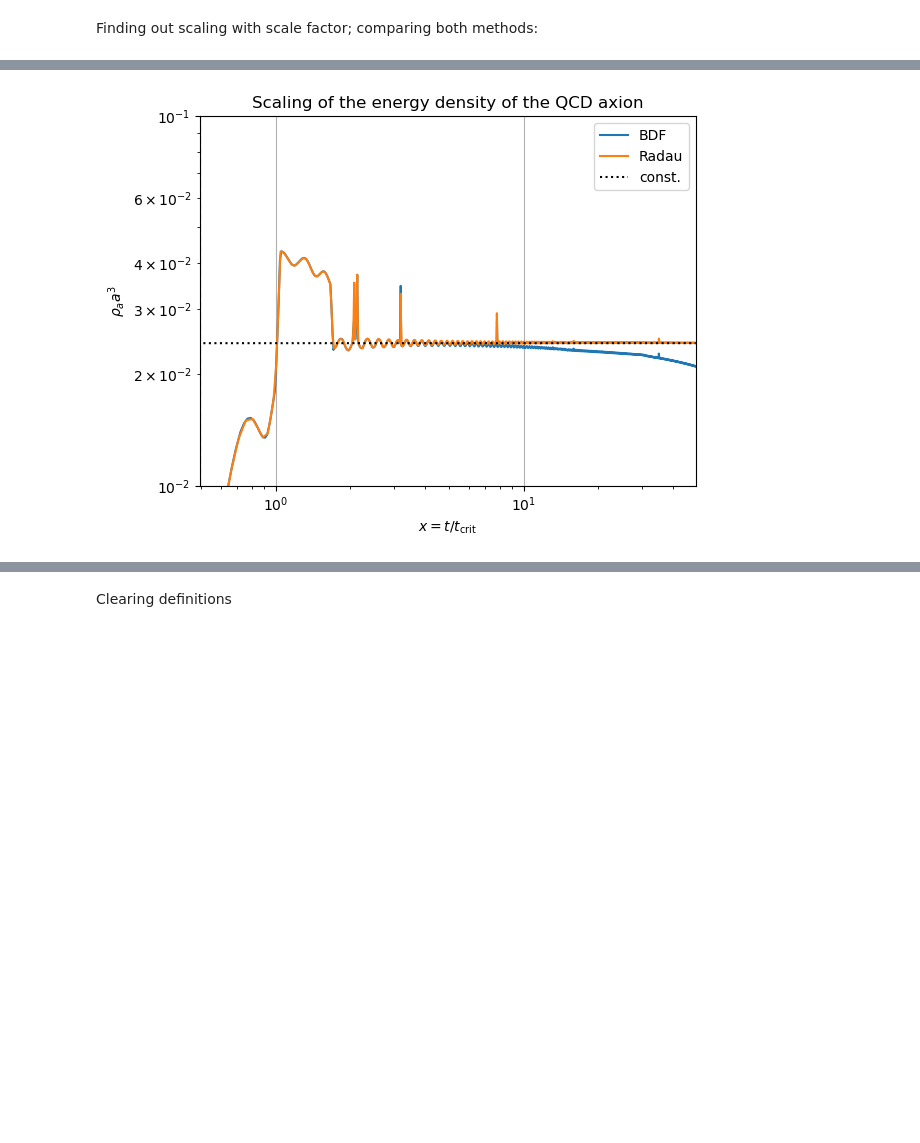
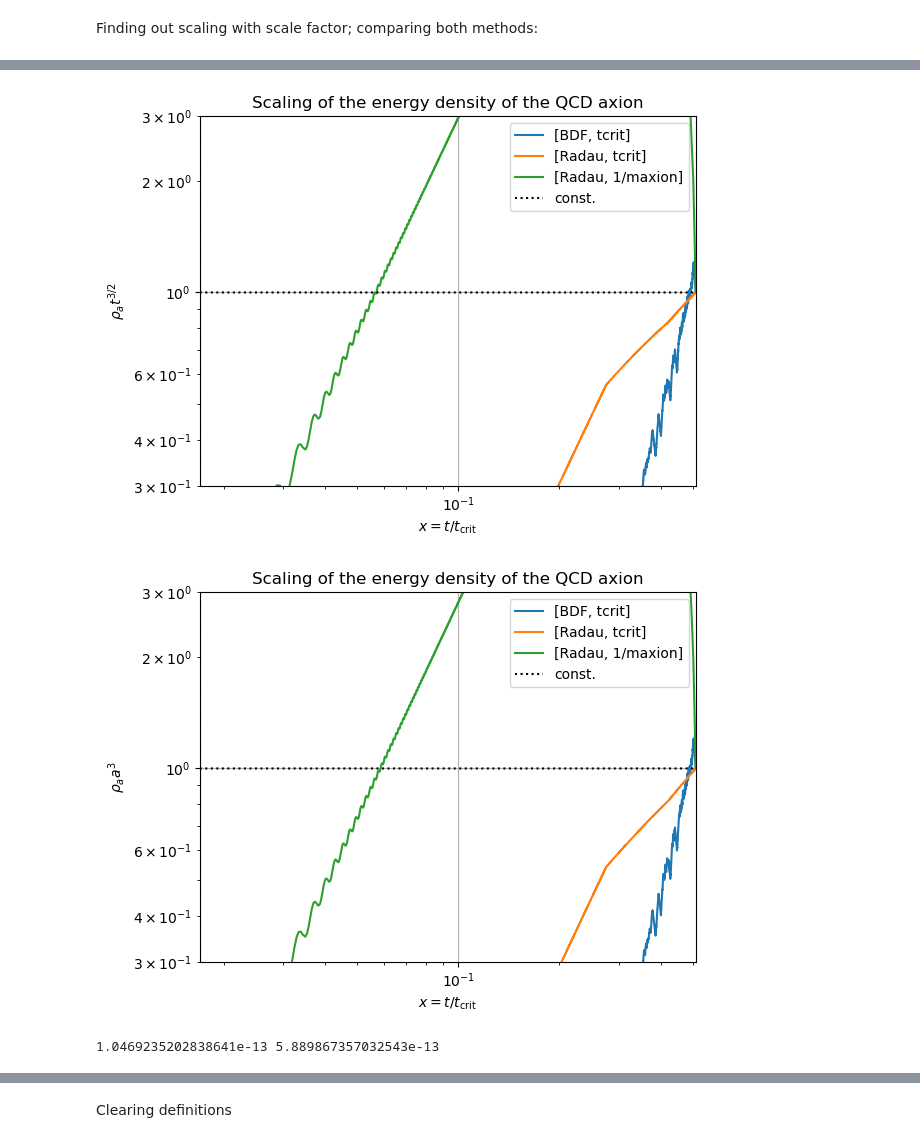
Before and after one commit to ManuelBuenAbad/axion_mcmc, a Jupyter notebook: axion_evol.ipynb, the cells around one changed output, grey strips where cells are left out. Cells and saved outputs as stored; diff of their text form; code cells hidden in the pictures; blank space fills up the shorter version.

```diff
--- a/axion_evol.ipynb
+++ b/axion_evol.ipynb
@@ -1245,8 +1446,12 @@ theta_ini, dtheta_ini = 1, 0
+# %%
+fa_test = (1.e12)*GeV # axion decay constant
+epsphi_test = 1.e-6 # suppression in axion mass squared
+N_test = 51 # number of SM copies
 # %% [markdown]
 Integration interval
 # %%
 x_osc = find_x_interval('QCD', fa_test, epsphi_test, 1, 1)[0] # dimless oscillation time for QCD
-x_span = find_x_interval('QCD', fa_test, epsphi_test, 0.01, 100) # dimless integration interval for QCD
+x_span = find_x_interval('QCD', fa_test, epsphi_test, 0.01, 30) # dimless integration interval for QCD
 
 print("QCD: x_osc={:g}".format(x_osc))
 print("QCD: x_span=({:g}, {:g})".format(x_span[0], x_span[1]))
@@ -1258,8 +1463,8 @@ Solving the EOM
 # %%
 # solve_axion_eom(model, fa, eps_phi, N, y0, dy0, x_span, p=12, small=1.e-6, method='BDF', **kwargs)
 # %%
-%time
-sol1 = solve_axion_eom('QCD', fa_test, epsphi_test, N_test, theta_ini, dtheta_ini, x_span, 8, 1.e-6, method='BDF', atol=1.e-5, rtol=1.e-4) # solving QCD axion EOM w/ BDF method
+sol1 = solve_axion_eom('QCD', fa_test, epsphi_test, N_test, theta_ini, dtheta_ini, x_span, p=8, small=1.e-6, time_units='tcrit', method='BDF', atol=1.e-5, rtol=1.e-4) # solving QCD axion EOM w/ BDF method and x = t/tcrit
 
-%time
-sol2 = solve_axion_eom('QCD', fa_test, epsphi_test, N_test, theta_ini, dtheta_ini, x_span, 8, 1.e-6, method='Radau', atol=1.e-5, rtol=1.e-4) # solving QCD axion EOM w/ Radau method
+sol2 = solve_axion_eom('QCD', fa_test, epsphi_test, N_test, theta_ini, dtheta_ini, x_span, p=8, small=1.e-6, time_units='tcrit', method='Radau', atol=1.e-5, rtol=1.e-4) # solving QCD axion EOM w/ Radau method and x = t/tcrit
+
+sol3 = solve_axion_eom('QCD', fa_test, epsphi_test, N_test, theta_ini, dtheta_ini, x_span, p=8, small=1.e-6, time_units='1/maxion', method='Radau', atol=1.e-5, rtol=1.e-4) # solving QCD axion EOM w/ Radau method and x = t/tcrit
@@ -1282,13 +1483,19 @@ Important results:
 # resulting temperature arrays
 temp_arr1 = Tcrit*T_hat_fn(sol1.t)
 temp_arr2 = Tcrit*T_hat_fn(sol2.t)
+temp_arr3 = Tcrit*T_hat_fn(sol3.t)
+# temp_arr4 = Tcrit*T_hat_fn(sol4.t)
 
 # energy density
 rho_arr1 = (tcrit/fa_test)**2 * axion_density(sol1.t, (sol1.y[0], sol1.y[1]), 'QCD', fa_test, 1, 1)
 rho_arr2 = (tcrit/fa_test)**2 * axion_density(sol2.t, (sol2.y[0], sol2.y[1]), 'QCD', fa_test, 1, 1)
+rho_arr3 = (tcrit/fa_test)**2 * axion_density(sol3.t, (sol3.y[0], sol3.y[1]), 'QCD', fa_test, 1, 1)
+# rho_arr4 = (tcrit/fa_test)**2 * axion_density(sol4.t, (sol4.y[0], sol4.y[1]), 'QCD', fa_test, 1, 1)
 
 # scale factor
 a_arr1 = scale_factor(sol1.t*tcrit)
 a_arr2 = scale_factor(sol2.t*tcrit)
+a_arr3 = scale_factor(sol3.t*tcrit)
+# a_arr4 = scale_factor(sol4.t*tcrit)
 # %%
 # Plot the result
@@ -1348,20 +1558,58 @@ plt.show()
 # %%
-overall_scale1 = rho_arr1[-1]/(a_arr1[-1]**(-3))
-overall_scale2 = rho_arr2[-1]/(a_arr2[-1]**(-3))
-
-plt.plot(sol1.t, rho_arr1*(a_arr1/a_arr1[-1])**3, label=r"BDF")
-plt.plot(sol2.t, rho_arr2*(a_arr2/a_arr2[-1])**3, label=r"Radau")
-plt.plot(sol2.t, np.ones_like(sol2.t)*rho_arr2[-1], label=r"const.", ls=':', color='k')
+# as a function of t
+plt.plot(sol1.t, (rho_arr1/ rho_arr1[-1])*(sol1.t/sol1.t[-1])**(3/2), label=r"[BDF, tcrit]")
+plt.plot(sol2.t, (rho_arr2/ rho_arr2[-1])*(sol2.t/sol2.t[-1])**(3/2), label=r"[Radau, tcrit]")
+plt.plot(sol3.t, (rho_arr3/ rho_arr3[-1])*(sol3.t/sol3.t[-1])**(3/2), label=r"[Radau, 1/maxion]")
+plt.plot(sol2.t, np.ones_like(sol2.t), label=r"const.", ls=':', color='k')
 plt.xlabel(r"$x = t/t_{\rm crit}$"), plt.xscale('log')
 plt.xlim(x_osc, x_span[-1])
-plt.ylabel(r"$\rho_a a^3$"), plt.yscale('log')
-plt.ylim(1.e-2, 0.1)
+plt.ylabel(r"$\rho_a t^{3/2}$"), plt.yscale('log')
+plt.ylim(0.3, 3)
 plt.axvline(x=x_osc, color='k', ls='--')
 plt.title("Scaling of the energy density of the QCD axion")
 plt.legend()
 plt.grid()
 plt.show()
 
-del overall_scale1, overall_scale2
+# as a function of t
+plt.plot(sol1.t, (rho_arr1/ rho_arr1[-1])*(a_arr1/a_arr1[-1])**3, label=r"[BDF, tcrit]")
+plt.plot(sol2.t, (rho_arr2/ rho_arr2[-1])*(a_arr2/a_arr2[-1])**3, label=r"[Radau, tcrit]")
+plt.plot(sol3.t, (rho_arr3/ rho_arr3[-1])*(a_arr3/a_arr3[-1])**3, label=r"[Radau, 1/maxion]")
+plt.plot(sol2.t, np.ones_like(sol2.t), label=r"const.", ls=':', color='k')
+plt.xlabel(r"$x = t/t_{\rm crit}$"), plt.xscale('log')
+plt.xlim(x_osc, x_span[-1])
+plt.ylabel(r"$\rho_a a^3$"), plt.yscale('log')
+plt.ylim(0.3, 3)
+plt.axvline(x=x_osc, color='k', ls='--')
+plt.title("Scaling of the energy density of the QCD axion")
+plt.legend()
+plt.grid()
+plt.show()
+
+# as a function of a
+plt.plot(a_arr1, (rho_arr1/ rho_arr1[-1])*(a_arr1/a_arr1[-1])**3, label=r"[BDF, tcrit]")
+plt.plot(a_arr2, (rho_arr2/ rho_arr2[-1])*(a_arr2/a_arr2[-1])**3, label=r"[Radau, tcrit]")
+plt.plot(a_arr3, (rho_arr3/ rho_arr3[-1])*(a_arr3/a_arr3[-1])**3, label=r"[Radau, 1/maxion]")
+plt.plot(a_arr2, np.ones_like(sol2.t), label=r"const.", ls=':', color='k')
+plt.xlabel(r"$a$"), plt.xscale('log')
+
+alo = min([a_arr1[np.argmin(np.abs(x_osc - sol1.t))], a_arr2[np.argmin(np.abs(x_osc - sol2.t))]])
+ahi = max([a_arr1[-1], a_arr2[-1]])
+
+print(alo, ahi)
+
+plt.xlim(alo, ahi)
+plt.ylabel(r"$\rho_a a^3$"), plt.yscale('log')
+plt.ylim(0.3, 3)
+# plt.axvline(x=x_osc, color='k', ls='--')
+plt.title("Scaling of the energy density of the QCD axion")
+plt.legend()
+plt.grid()
+plt.show()
+
+
+del alo, ahi
 # %% [output]
-[figure, old version]
+[figure, new version]
+[figure, added]
+1.0469235202838641e-13 5.889867357032543e-13
```
Also changed, not shown: parts of 107 cells of this notebook, 5 other files.
